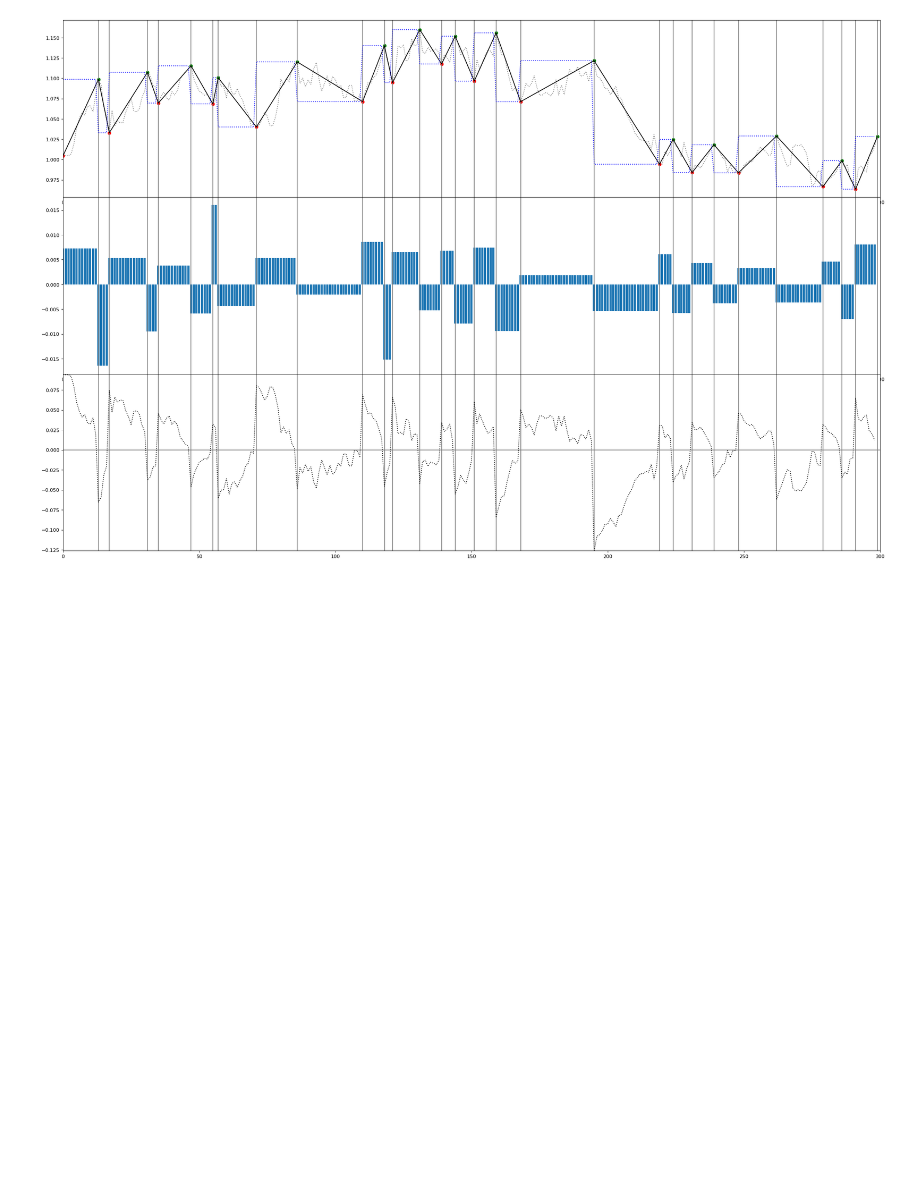
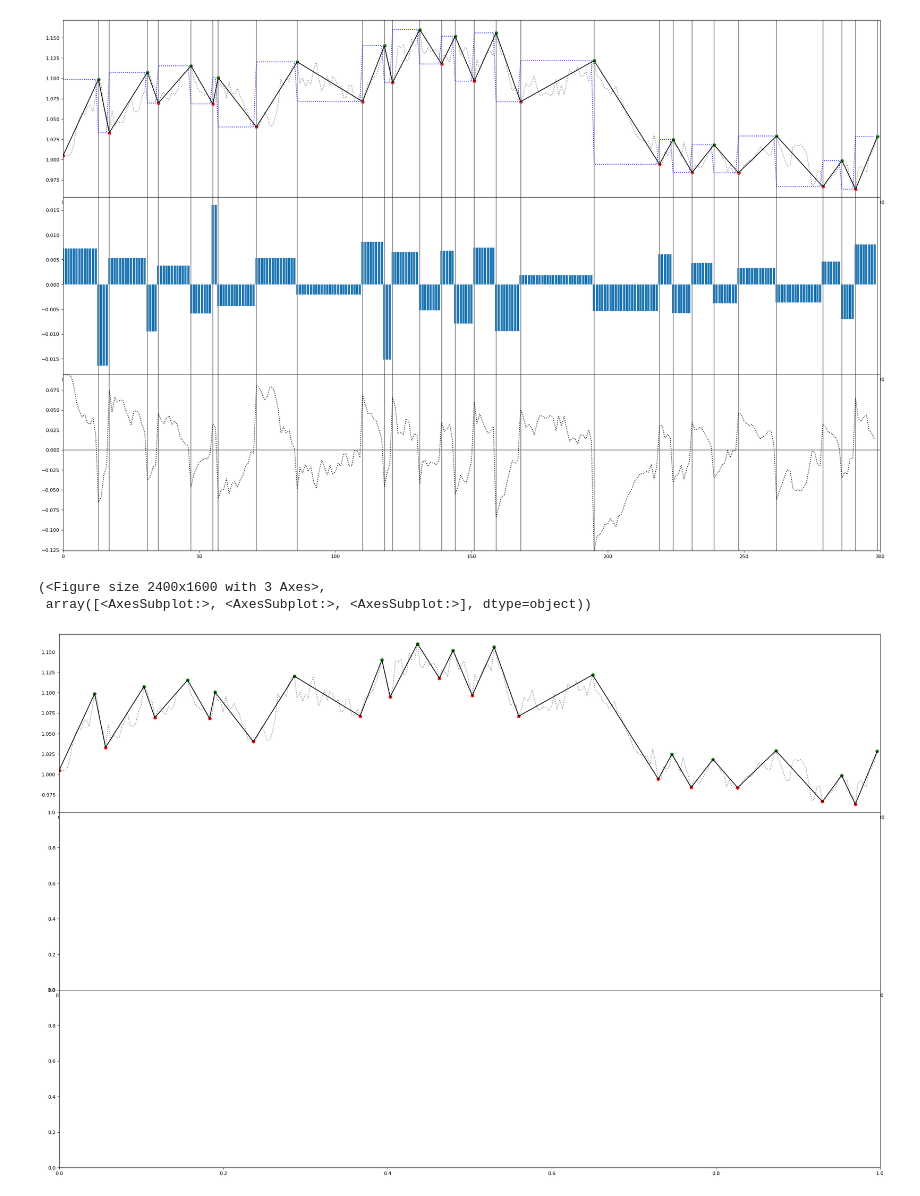
Before and after one commit to NNTrade/metrics, a Jupyter notebook: example/ZigZag/Builder.ipynb, the cells around one changed output. Cells and saved outputs as stored; diff of their text form; code cells hidden in the pictures; blank space fills up the shorter version.

```diff
--- a/example/ZigZag/Builder.ipynb
+++ b/example/ZigZag/Builder.ipynb
@@ -70,0 +73,6 @@ for i in range(len(axs)):
+# %%
+draw_chart(x_sr, zzb_df)
+# %% [output]
+(<Figure size 2400x1600 with 3 Axes>,
+ array([<AxesSubplot:>, <AxesSubplot:>, <AxesSubplot:>], dtype=object))
+[figure, added]
```
Also changed, not shown: parts of 1 cell of this notebook, 2 other files.
